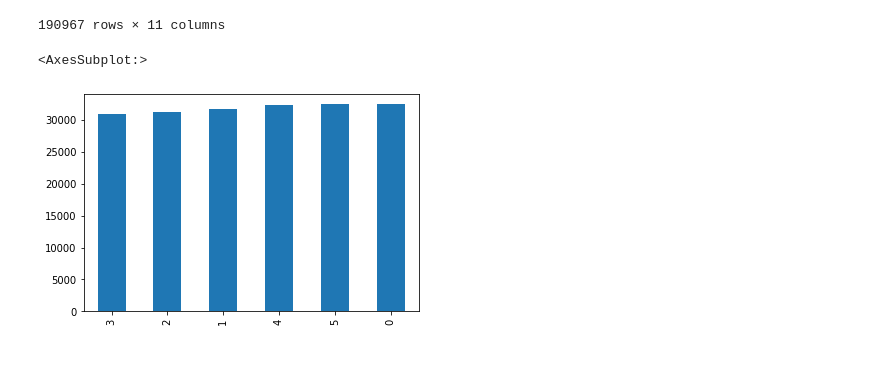
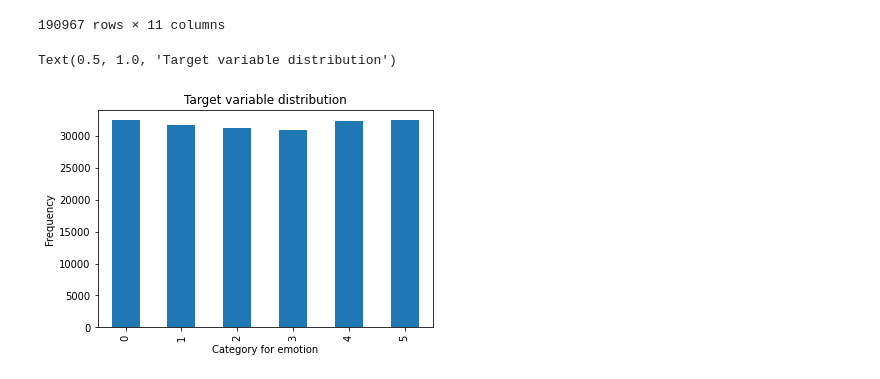
Before and after one commit to 31good/ML-Project, a Jupyter notebook: Machine Learning.ipynb, the cells around one changed output. Drawn from its saved outputs; the diff is of its cells as text; code cells hidden in the pictures.

```diff
--- a/Machine Learning.ipynb
+++ b/Machine Learning.ipynb
@@ -26,9 +26,12 @@ df
 | 190966 | 0.871643 | 1.000000 | 0.666266 | 0.723634 | 0.457154 | 0.517820 | 0.000000 | 0.850039 | 0.363568 | 0.606660 | 5 |
 190967 rows × 11 columns
 # %%
-target_dict=df.iloc[:,-1].value_counts(ascending=True)
+target_dict=df.iloc[:,-1].value_counts()
 # %%
-target_dict.plot(kind="bar")
+ax=target_dict.sort_index().plot(kind="bar")
+ax.set_ylabel("Frequency")
+ax.set_xlabel("Category for emotion")
+ax.set_title("Target variable distribution")
 # %% [output]
-<AxesSubplot:>
+Text(0.5, 1.0, 'Target variable distribution')
-[figure, old version]
+[figure, new version]
```
Also changed, not shown: parts of 12 cells of this notebook.
